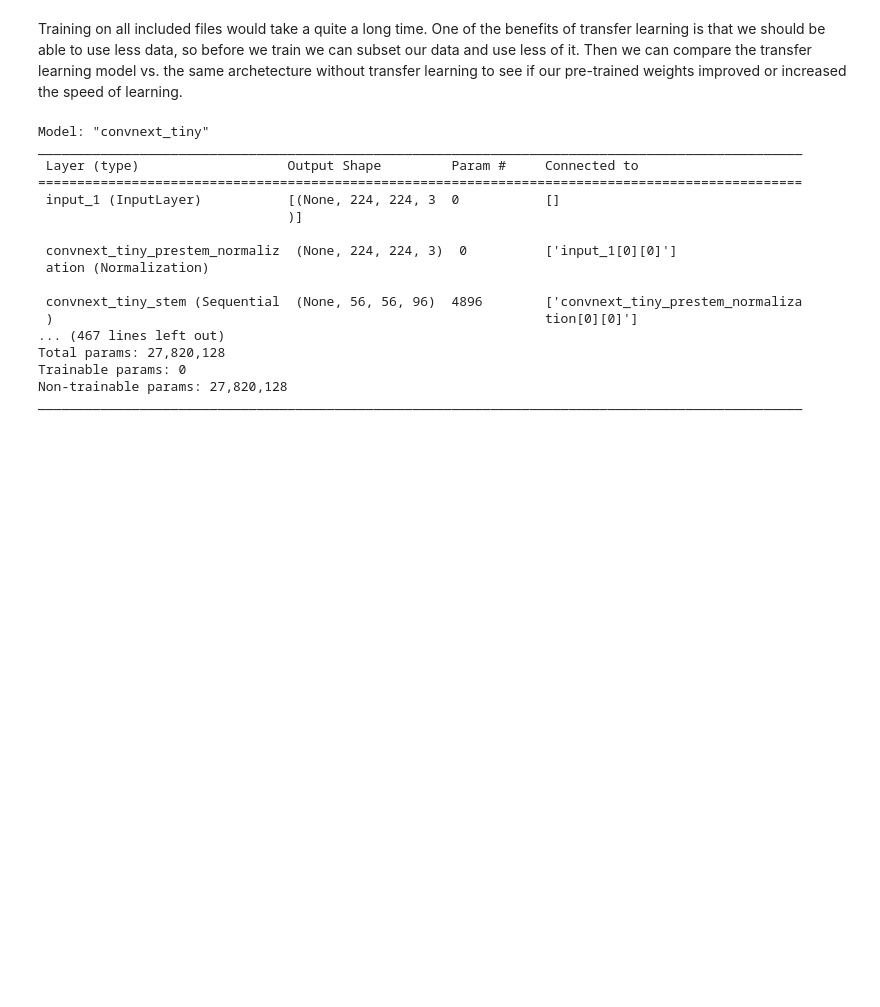
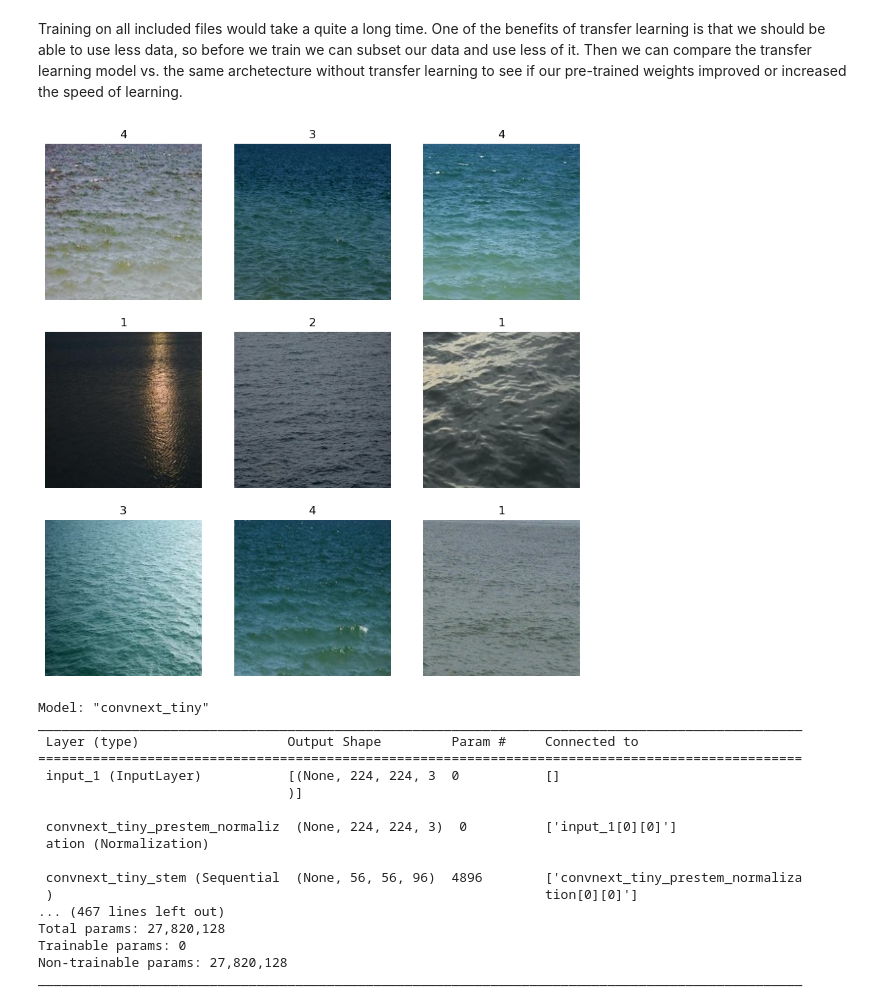
Before and after one commit to nickelly/WaterWindLevelClassification, a Jupyter notebook: modelTraining.ipynb, the cells around one changed output. Cells and saved outputs as stored; diff of their text form; code cells hidden in the pictures; blank space fills up the shorter version.

Commit message:
added image visualization

```diff
--- a/modelTraining.ipynb
+++ b/modelTraining.ipynb
@@ -41,5 +41,20 @@ Found 4800 files belonging to 4 classes.
 Found 24000 files belonging to 4 classes.
 # %% [markdown]
 Training on all included files would take a quite a long time. One of the benefits of transfer learning is that we should be able to use less data, so before we train we can subset our data and use less of it. Then we can compare the transfer learning model vs. the same archetecture without transfer learning to see if our pre-trained weights improved or increased the speed of learning.
+# %%
+#display some images of our dataset
+classNames = trainDS.class_names
+
+plt.figure(figsize=(10, 10))
+
+i = 0
+for images, labels in trainDS.take(9):
+    ax = plt.subplot(3, 3, i + 1)
+    plt.imshow(images[i].numpy().astype("uint8"))
+    plt.title(max(np.array(classNames).astype(int) * np.array(labels[i]).astype(int)))
+    plt.axis("off")
+    i += 1
+# %% [output]
+[figure, added]
 # %%
 #set our data to autotune image loading so disk i/o doesn't slow training
```
Also changed, not shown: parts of 3 cells of this notebook.
